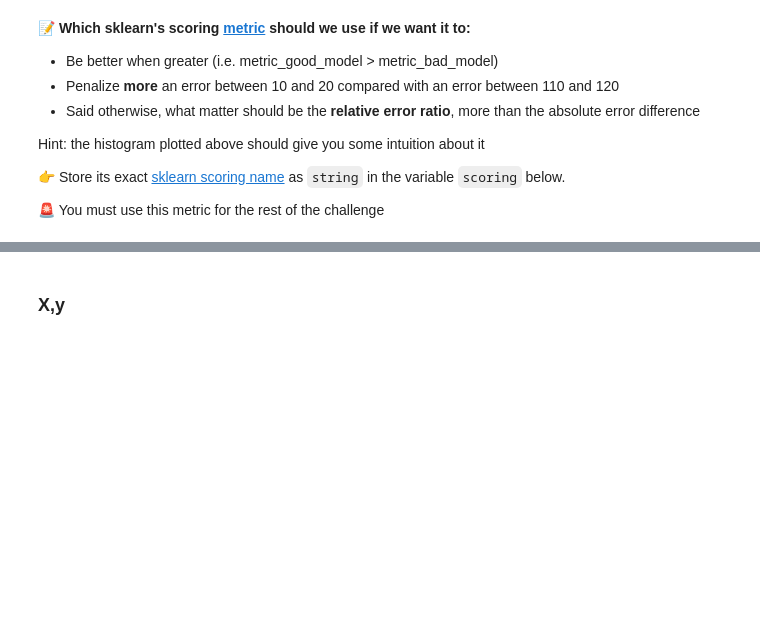
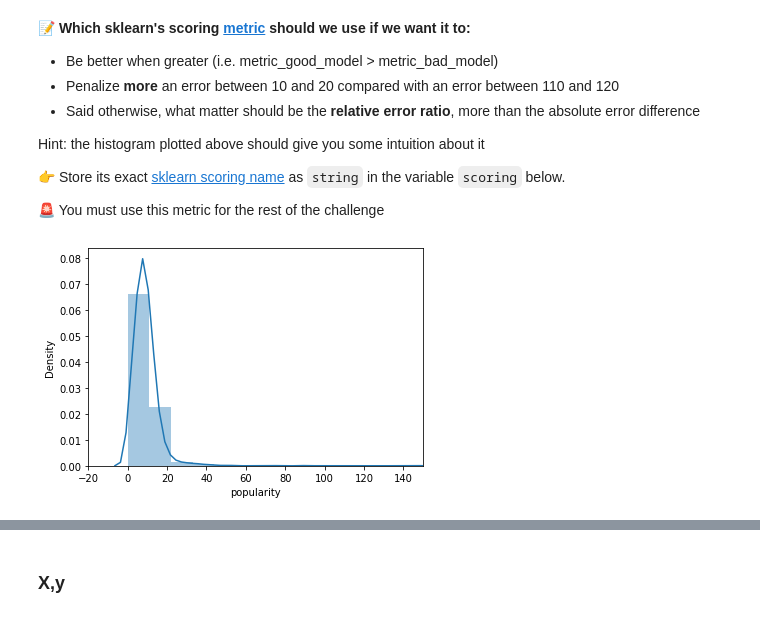
Before and after one commit to Dandan-2021/data-certification-exam, a Jupyter notebook: machine_learning/TV_popularity_predictor.ipynb, the cells around one changed output, grey strips where cells are left out. Cells and saved outputs as stored; diff of their text form; code cells hidden in the pictures; blank space fills up the shorter version.

```diff
--- a/machine_learning/TV_popularity_predictor.ipynb
+++ b/machine_learning/TV_popularity_predictor.ipynb
@@ -141,0 +140,7 @@ Hint: the histogram plotted above should give you some intuition about it
+# %%
+fig, ax = plt.subplots()
+sns.distplot(data['popularity'], ax=ax)
+ax.set_xlim(-20,150)
+plt.show();
+# %% [output]
+[figure, added]
```
Also changed, not shown: parts of 35 cells of this notebook, 1 other file.
